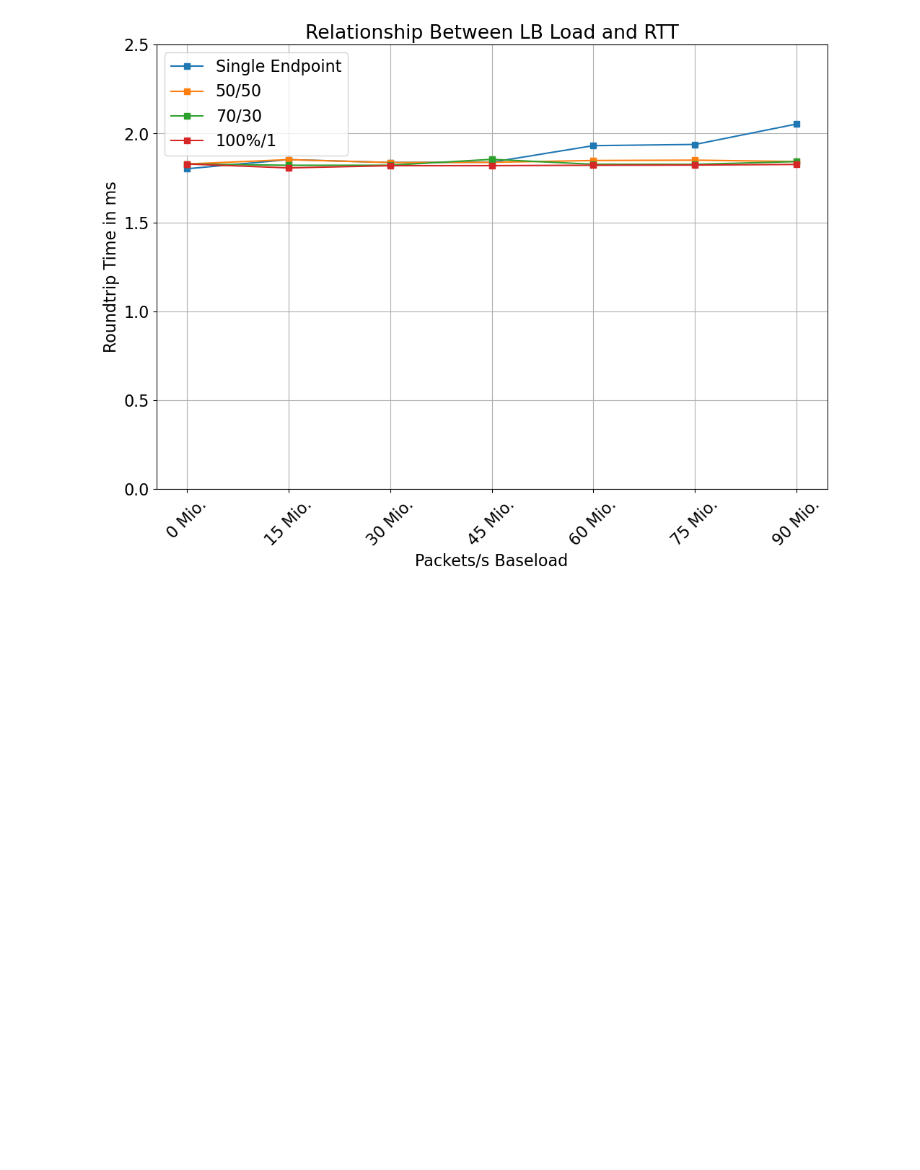
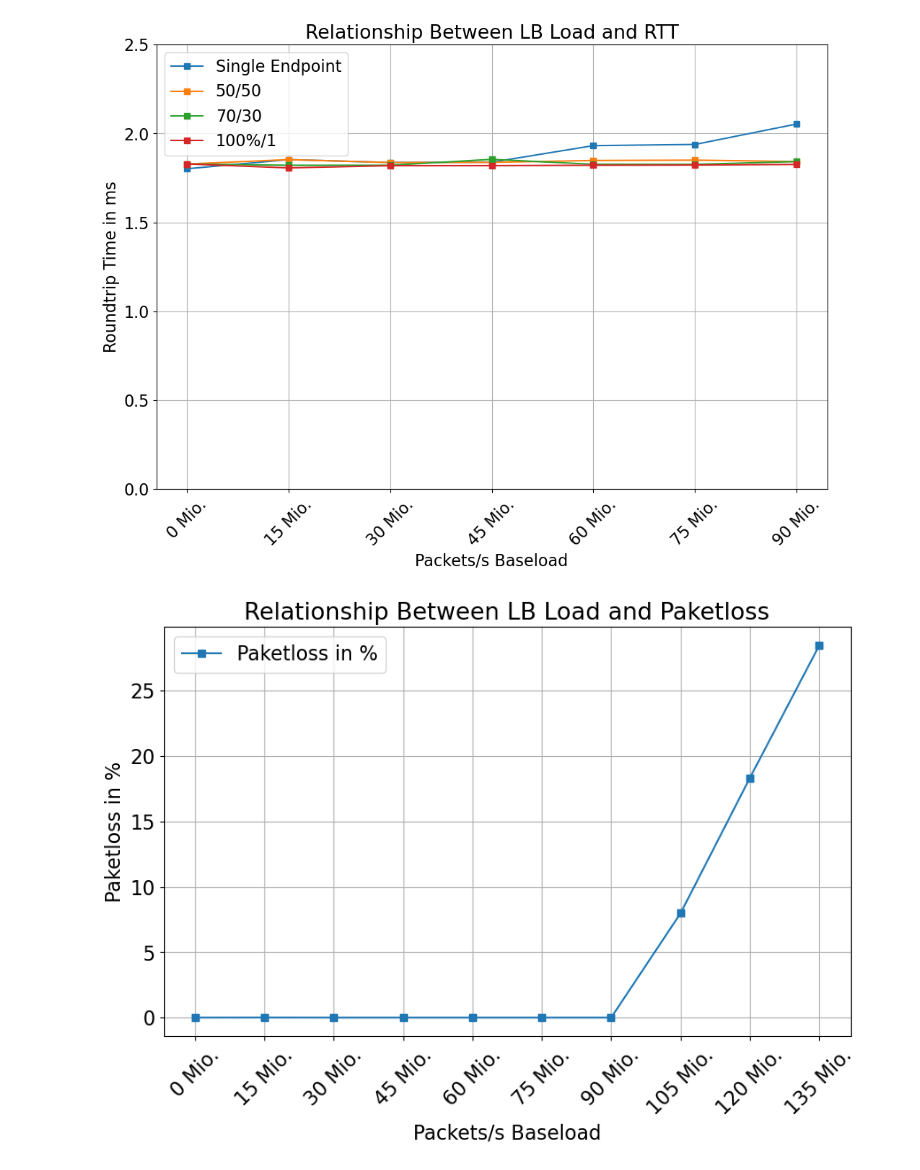
Before and after one commit to gespel/Bachelorarbeit, a Jupyter notebook: notebooks/paper.ipynb, the cells around one changed output. Drawn from its saved outputs; the diff is of its cells as text; code cells hidden in the pictures; blank space fills up the shorter version.

Commit message:
moved paketloss to paper

```diff
--- a/notebooks/paper.ipynb
+++ b/notebooks/paper.ipynb
@@ -155,3 +155,19 @@ plt.savefig("worst.png")
 plt.show()
 # %% [output]
 [figure]
+# %%
+import matplotlib.pyplot as plt
+
+x = [0, 15_000_000, 30_000_000, 45_000_000, 60_000_000, 75_000_000, 90_000_000, 105_000_000, 120_000_000, 135_000_000]
+y = [0, 0.006944444444444444, 0, 0, 0, 0, 0, 7.972222222222222, 18.319444444444443, 28.444444444444443]
+plt.figure(figsize=(10, 6))
+plt.grid(True)
+plt.plot(x, y, "-s", label="Paketloss in %")
+plt.title("Relationship Between LB Load and Paketloss")
+plt.xlabel("Packets/s Baseload")
+plt.xticks(x, [str(int(val/1_000_000)) + " Mio." for val in x], rotation=45)
+plt.ylabel("Paketloss in %")
+plt.legend()
+plt.show()
+# %% [output]
+[figure, added]
```
Also changed, not shown: 2 other files.
